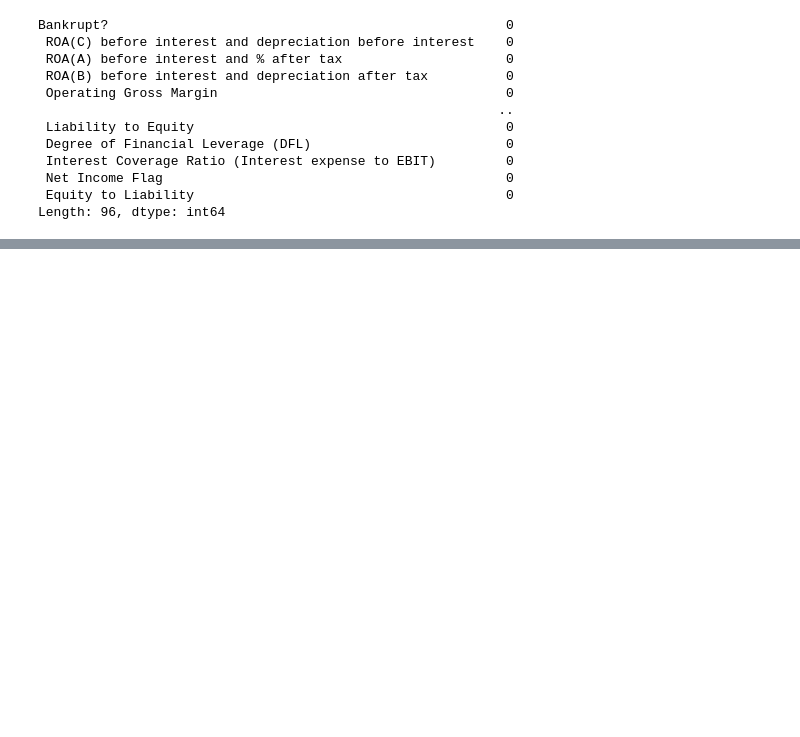
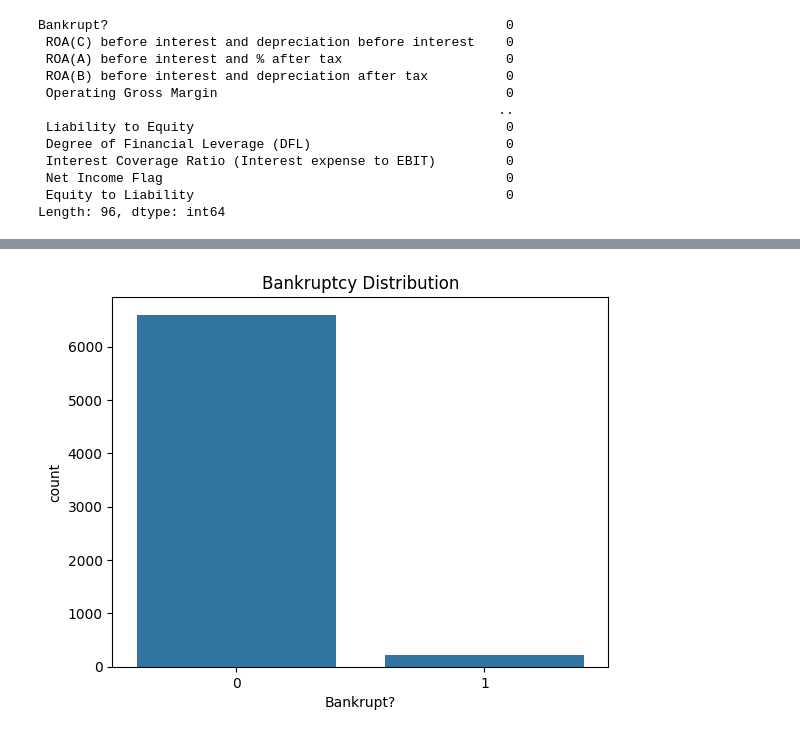
Before and after one commit to JJganJ/DAC-Curriculum-Main, a Jupyter notebook: DAC-006_Machine_Learning/DAC-006-Intro_to_ML_Tutorial.ipynb, the cells around one changed output, grey strips where cells are left out. Drawn from its saved outputs; the diff is of its cells as text; code cells hidden in the pictures; blank space fills up the shorter version.

```diff
--- a/DAC-006_Machine_Learning/DAC-006-Intro_to_ML_Tutorial.ipynb
+++ b/DAC-006_Machine_Learning/DAC-006-Intro_to_ML_Tutorial.ipynb
@@ -26,8 +32,6 @@ from sklearn import tree
 # %%
-# get data
-
-df = pd.read_csv('datasets/taiwan.csv')
-df.shape
+data = pd.read_csv('datasets/taiwan.csv')
+data.shape
 # %% [output]
 (6819, 96)
 # %%
@@ -61,0 +87,6 @@ Length: 96, dtype: int64
+# %%
+sns.countplot(x='Bankrupt?', data=data)
+plt.title('Bankruptcy Distribution')
+plt.show()
+# %% [output]
+[figure, added]
```
Also changed, not shown: parts of 7 cells of this notebook.
